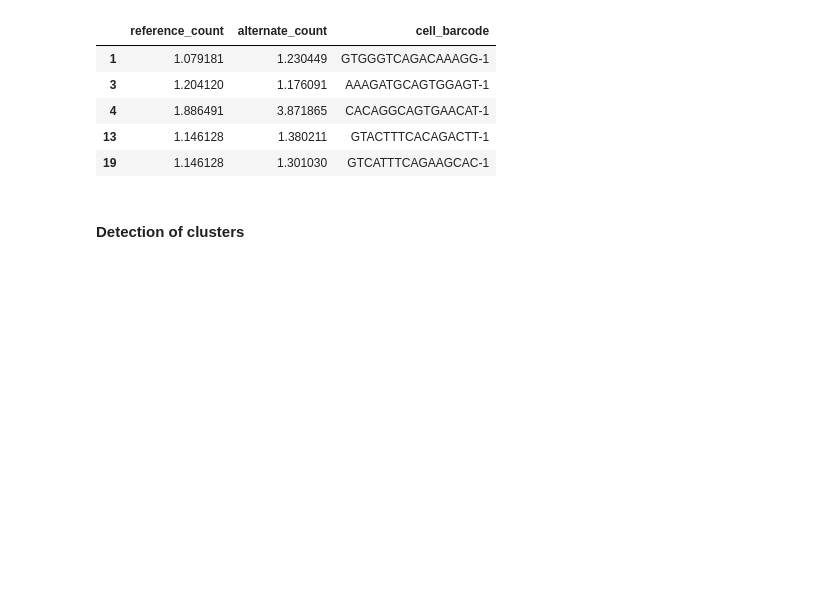
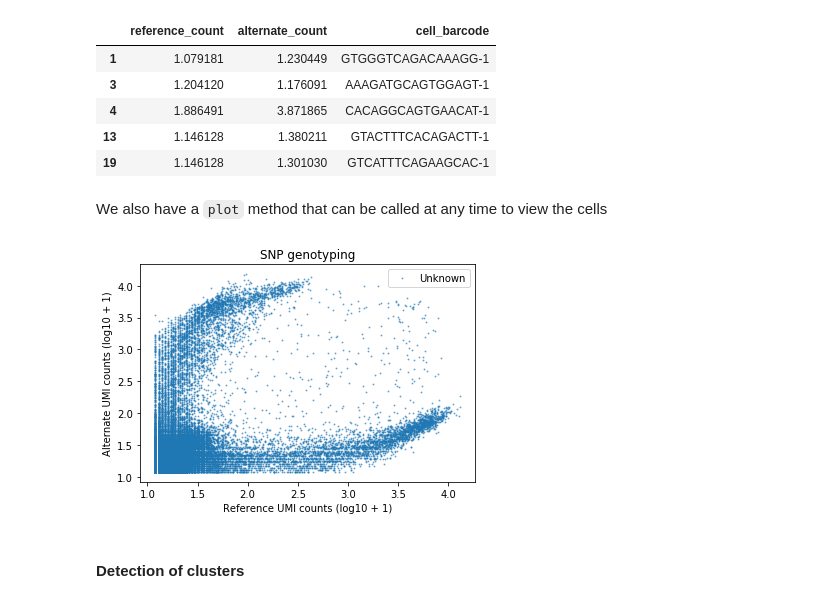
Before and after one commit to timoast/sctools, a Jupyter notebook: doc/tutorial.ipynb, the cells around one changed output. Cells and saved outputs as stored; diff of their text form; code cells hidden in the pictures; blank space fills up the shorter version.

```diff
--- a/doc/tutorial.ipynb
+++ b/doc/tutorial.ipynb
@@ -69,6 +69,12 @@ geno.log_snps.head()
 | 4 | 1.886491 | 3.871865 | CACAGGCAGTGAACAT-1 |
 | 13 | 1.146128 | 1.380211 | GTACTTTCACAGACTT-1 |
 | 19 | 1.146128 | 1.301030 | GTCATTTCAGAAGCAC-1 |
+# %% [markdown]
+We also have a `plot` method that can be called at any time to view the cells
+# %%
+geno.plot()
+# %% [output]
+[figure, added]
 # %% [markdown]
 #### Detection of clusters
 # %% [markdown]
```
Also changed, not shown: parts of 13 cells of this notebook, 1 other file.
